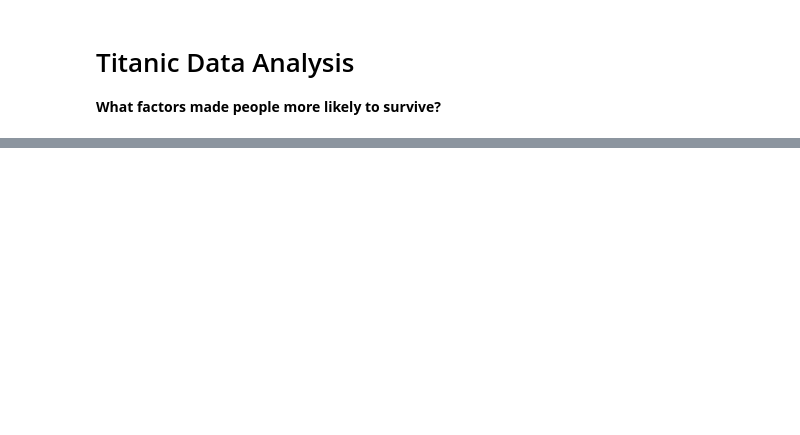
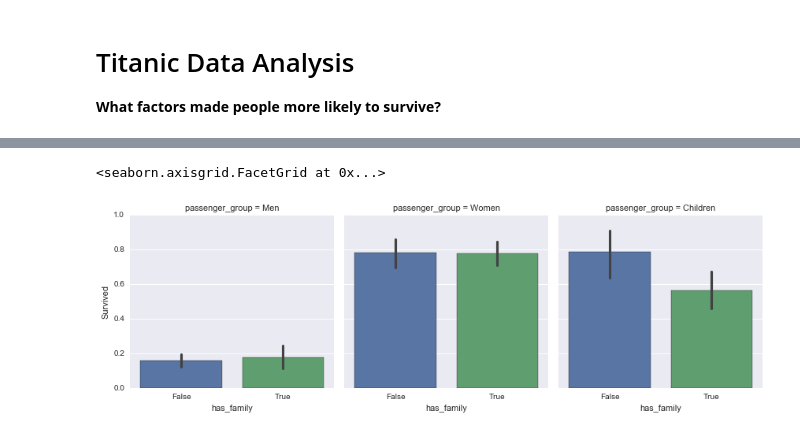
Before and after one commit to johnhagler/notebooks, a Jupyter notebook: Udacity/dandp2-titanic/Data Exploration.ipynb, the cells around one changed output, grey strips where cells are left out. Saved outputs shown, nothing was run; the diff lists cells and outputs as text; code cells hidden in the pictures; blank space fills up the shorter version.

```diff
--- a/Udacity/dandp2-titanic/Data Exploration.ipynb
+++ b/Udacity/dandp2-titanic/Data Exploration.ipynb
@@ -55,0 +63,5 @@ sns.factorplot(data=df, y='Fare', x='Survived', kind='strip')
+# %%
+sns.factorplot(data=df, x='has_family', y='Survived', kind='bar', col='passenger_group', ci=95)
+# %% [output]
+<seaborn.axisgrid.FacetGrid at 0x...>
+[figure, added]
```
Also changed, not shown: parts of 16 cells of this notebook, 4 other files.
